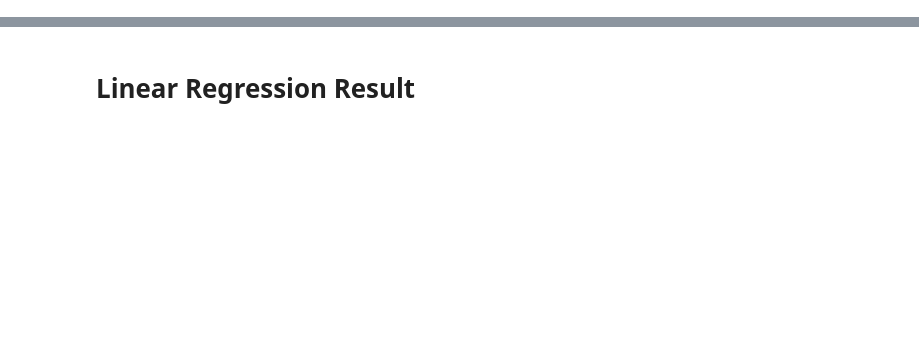
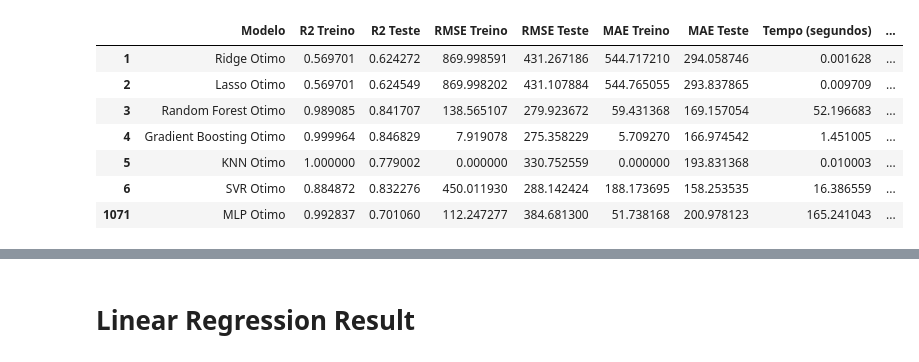
Before and after one commit to icarusrodrigues/MMQ_MSC_Icaro, a Jupyter notebook: results.ipynb, the cells around one changed output, grey strips where cells are left out. Cells and saved outputs as stored; diff of their text form; code cells hidden in the pictures; blank space fills up the shorter version.

```diff
--- a/results.ipynb
+++ b/results.ipynb
@@ -3,4 +3,15 @@ import pandas as pd
 import numpy as np
 # %%
 results_df = pd.read_csv('model_comparison_results.csv')
+# %%
+results_df[results_df['Modelo'].str.contains('Otimo')]
+# %% [output]
+|  | Modelo | R2 Treino | R2 Teste | RMSE Treino | RMSE Teste | MAE Treino | MAE Teste | Tempo (segundos) | ... |
+| 1 | Ridge Otimo | 0.569701 | 0.624272 | 869.998591 | 431.267186 | 544.717210 | 294.058746 | 0.001628 | ... |
+| 2 | Lasso Otimo | 0.569701 | 0.624549 | 869.998202 | 431.107884 | 544.765055 | 293.837865 | 0.009709 | ... |
+| 3 | Random Forest Otimo | 0.989085 | 0.841707 | 138.565107 | 279.923672 | 59.431368 | 169.157054 | 52.196683 | ... |
+| 4 | Gradient Boosting Otimo | 0.999964 | 0.846829 | 7.919078 | 275.358229 | 5.709270 | 166.974542 | 1.451005 | ... |
+| 5 | KNN Otimo | 1.000000 | 0.779002 | 0.000000 | 330.752559 | 0.000000 | 193.831368 | 0.010003 | ... |
+| 6 | SVR Otimo | 0.884872 | 0.832276 | 450.011930 | 288.142424 | 188.173695 | 158.253535 | 16.386559 | ... |
+| 1071 | MLP Otimo | 0.992837 | 0.701060 | 112.247277 | 384.681300 | 51.738168 | 200.978123 | 165.241043 | ... |
 # %%
```
Also changed, not shown: parts of 10 cells of this notebook, 3 other files.
